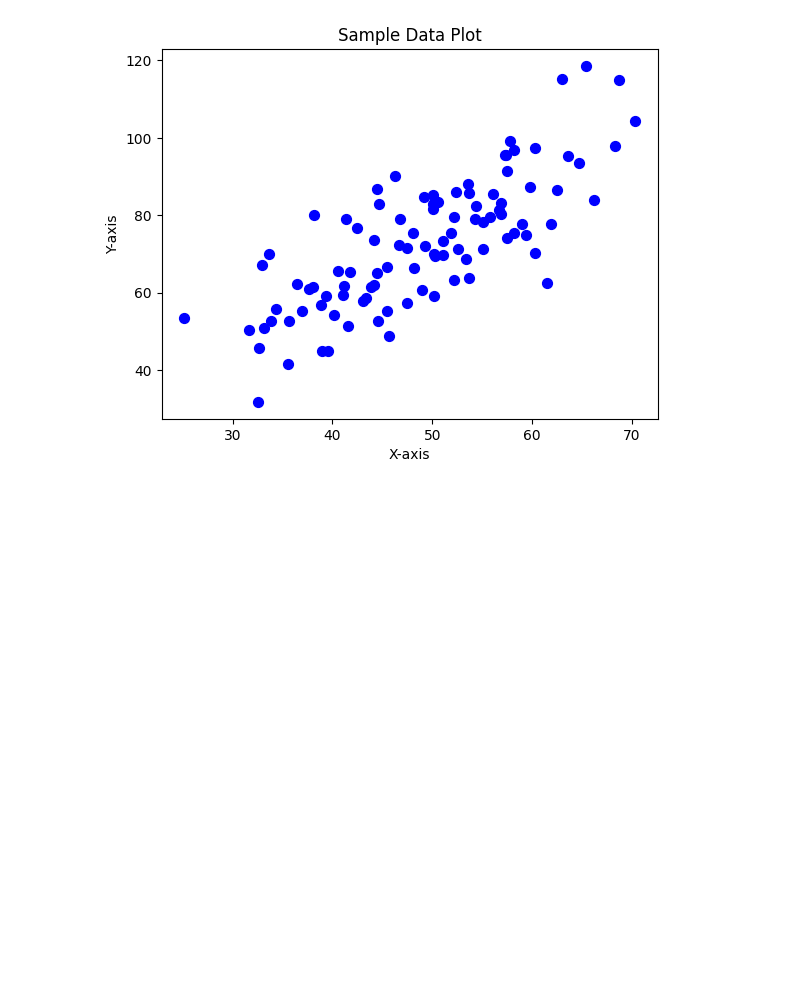
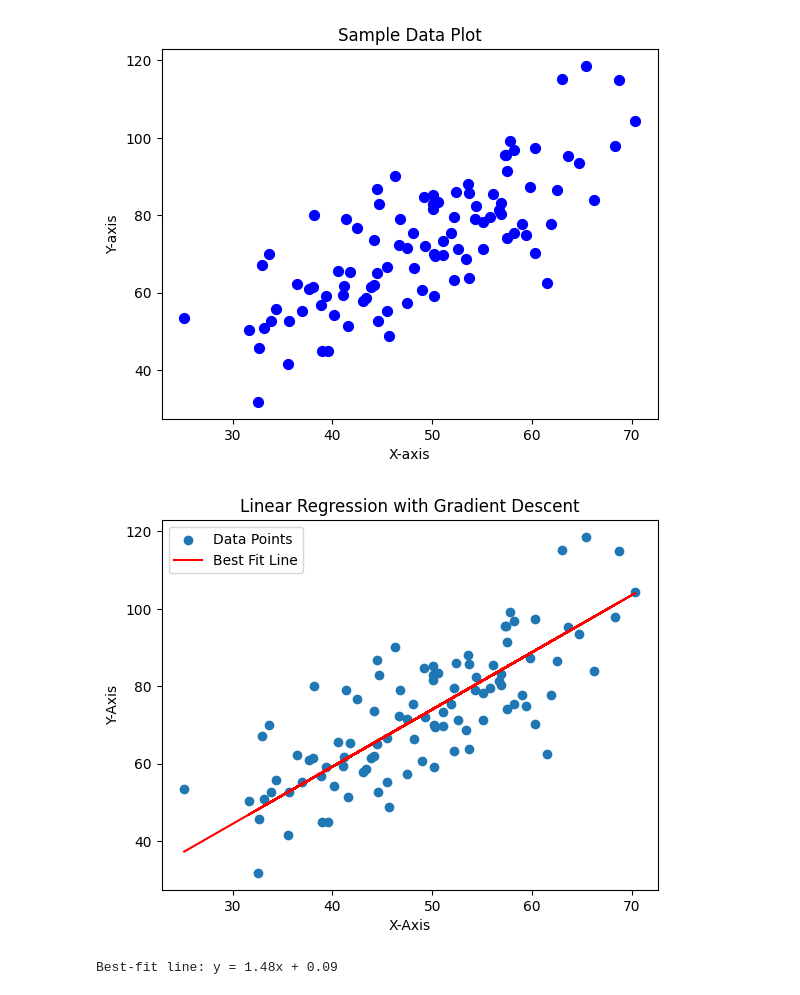
Before and after one commit to TheTharz/ML-Lectures, a Jupyter notebook: Lecture01Plotting.ipynb, the cells around one changed output. Saved outputs shown, nothing was run; the diff lists cells and outputs as text; code cells hidden in the pictures; blank space fills up the shorter version.

```diff
--- a/Lecture01Plotting.ipynb
+++ b/Lecture01Plotting.ipynb
@@ -133,3 +133,64 @@ ax.set_title('Sample Data Plot')
 plt.show()
 # %% [output]
 [figure]
+# %%
+import matplotlib.pyplot as plt
+import numpy as np
+
+# Initialize empty lists to store data
+x = []
+y = []
+
+# Read data from the file
+with open('data01.txt', 'r') as file:
+    for line in file:
+        # Split the line into two values and convert them to floats
+        values = line.split()
+        x.append(float(values[0]))
+        y.append(float(values[1]))
+
+# Convert data to NumPy arrays for easier calculations
+x = np.array(x)
+y = np.array(y)
+
+# Hyperparameters
+learning_rate = 0.0001
+epochs = 1000
+
+# Initialize the parameters for the linear regression model
+slope = 0
+intercept = 0
+
+# Perform gradient descent
+for _ in range(epochs):
+    # Predicted values
+    y_pred = slope * x + intercept
+
+    # Calculate the gradients
+    d_slope = (-2 / len(x)) * np.sum(x * (y - y_pred))
+    d_intercept = (-2 / len(x)) * np.sum(y - y_pred)
+
+    # Update parameters
+    slope -= learning_rate * d_slope
+    intercept -= learning_rate * d_intercept
+
+# Create the scatter plot
+plt.scatter(x, y, label='Data Points')
+
+# Plot the best-fit line
+plt.plot(x, slope * x + intercept, color='red', label='Best Fit Line')
+
+# Set labels and title
+plt.xlabel('X-Axis')
+plt.ylabel('Y-Axis')
+plt.title('Linear Regression with Gradient Descent')
+
+# Show the plot
+plt.legend()
+plt.show()
+
+# Print the best-fit line equation
+print(f'Best-fit line: y = {slope:.2f}x + {intercept:.2f}')
+# %% [output]
+[figure, added]
+Best-fit line: y = 1.48x + 0.09
```
